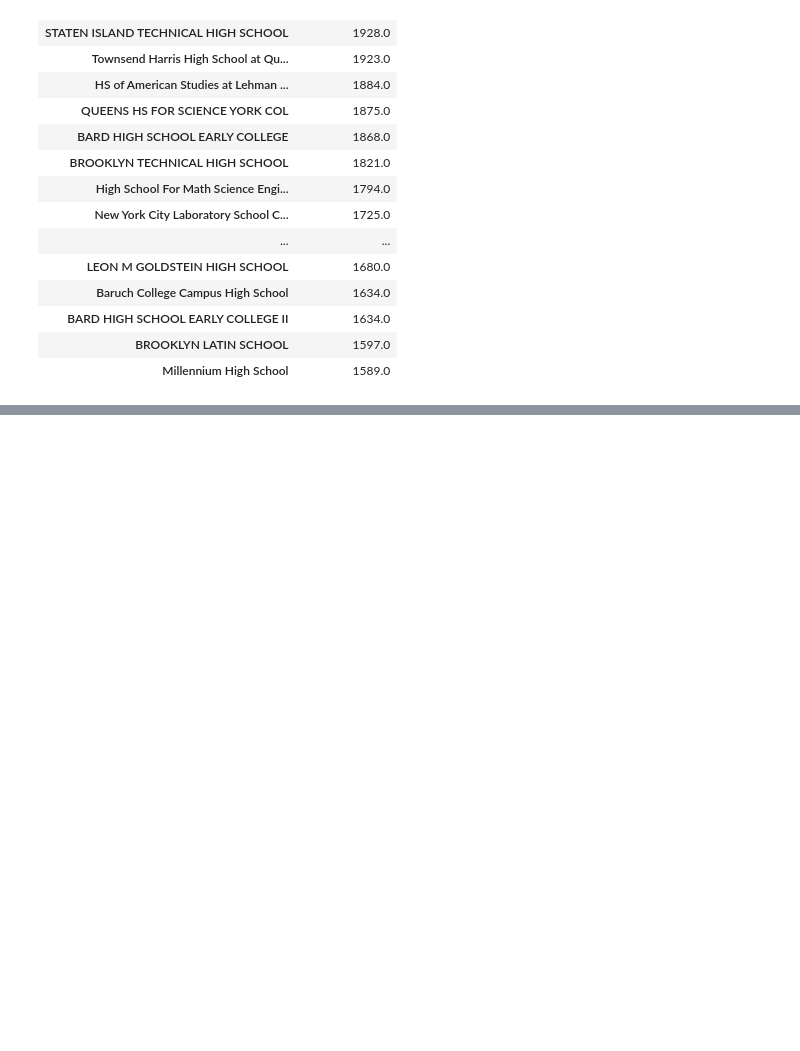
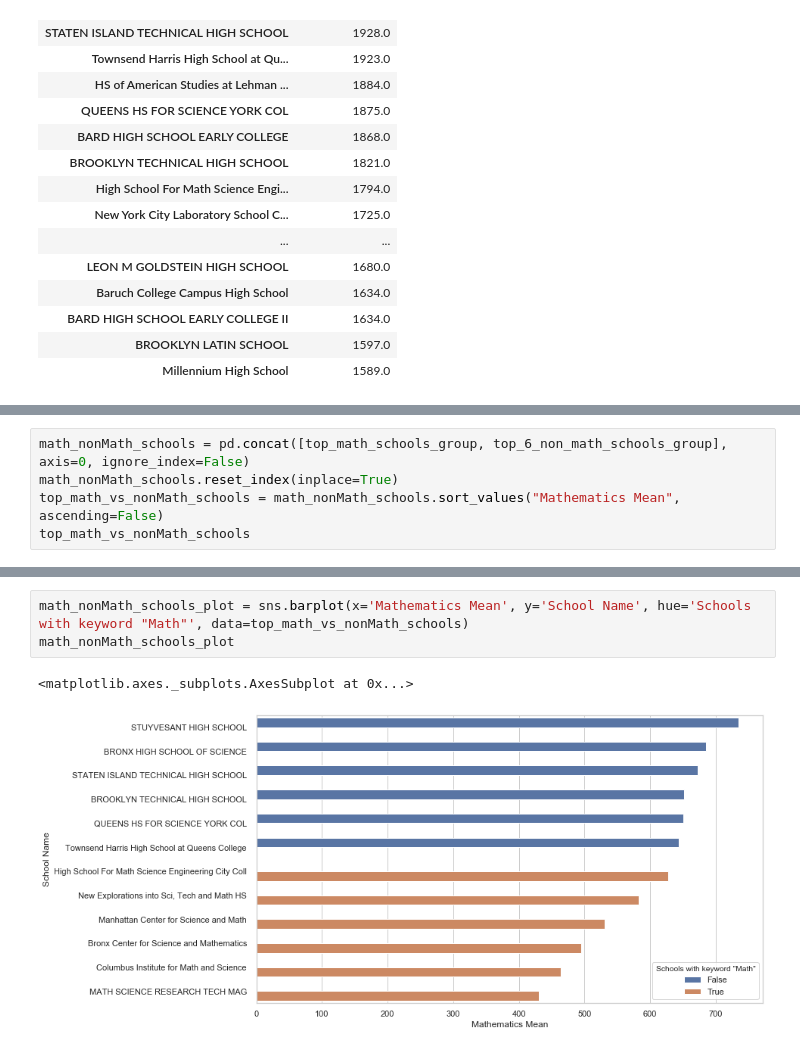
Before and after one commit to SenpaiCAL/py_data_science, a Jupyter notebook: Makathon_Dataset_Project.ipynb, the cells around one changed output, grey strips where cells are left out. Cells and saved outputs as stored; diff of their text form; blank space fills up the shorter version.

```diff
--- a/Makathon_Dataset_Project.ipynb
+++ b/Makathon_Dataset_Project.ipynb
@@ -267,0 +241,5 @@ math_vs_nonMath_schools.sort_values("Mathematics Mean", ascending=False)
+# %%
+math_nonMath_schools = pd.concat([top_math_schools_group, top_6_non_math_schools_group], axis=0, ignore_index=False)
+math_nonMath_schools.reset_index(inplace=True)
+top_math_vs_nonMath_schools = math_nonMath_schools.sort_values("Mathematics Mean", ascending=False)
+top_math_vs_nonMath_schools
@@ -267,0 +260,6 @@ math_vs_nonMath_schools.sort_values("Mathematics Mean", ascending=False)
+# %%
+math_nonMath_schools_plot = sns.barplot(x='Mathematics Mean', y='School Name', hue='Schools with keyword "Math"', data=top_math_vs_nonMath_schools)
+math_nonMath_schools_plot
+# %% [output]
+<matplotlib.axes._subplots.AxesSubplot at 0x...>
+[figure, added]
```
Also changed, not shown: parts of 10 cells of this notebook.
